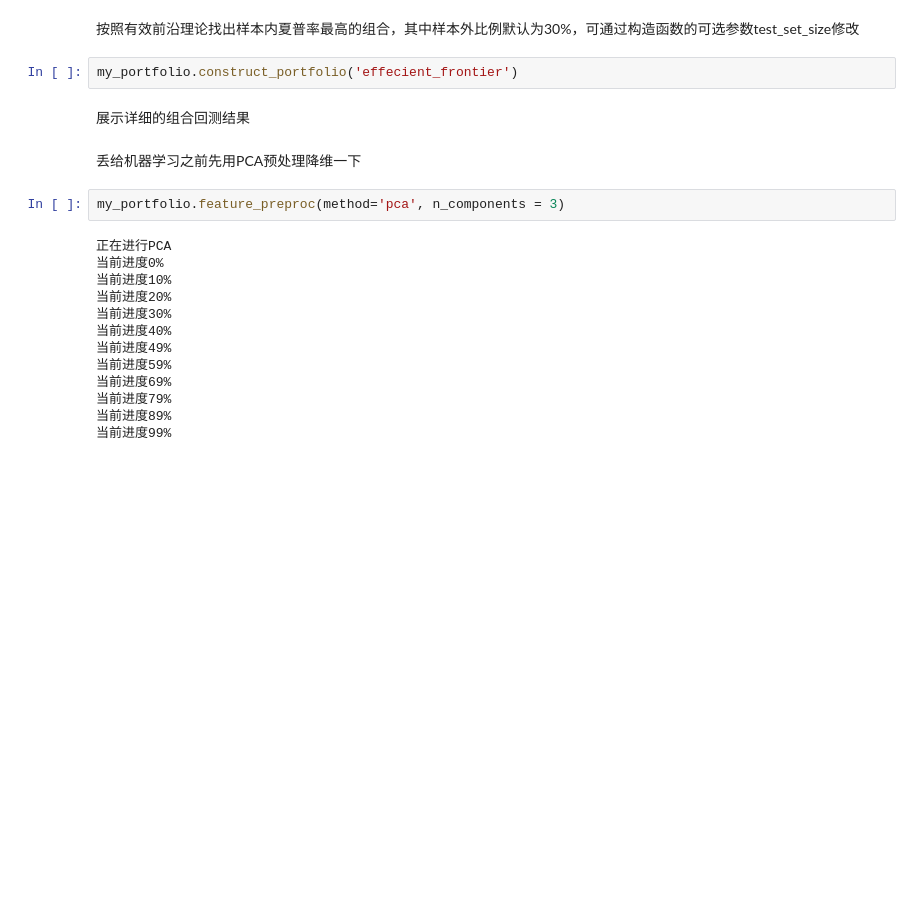
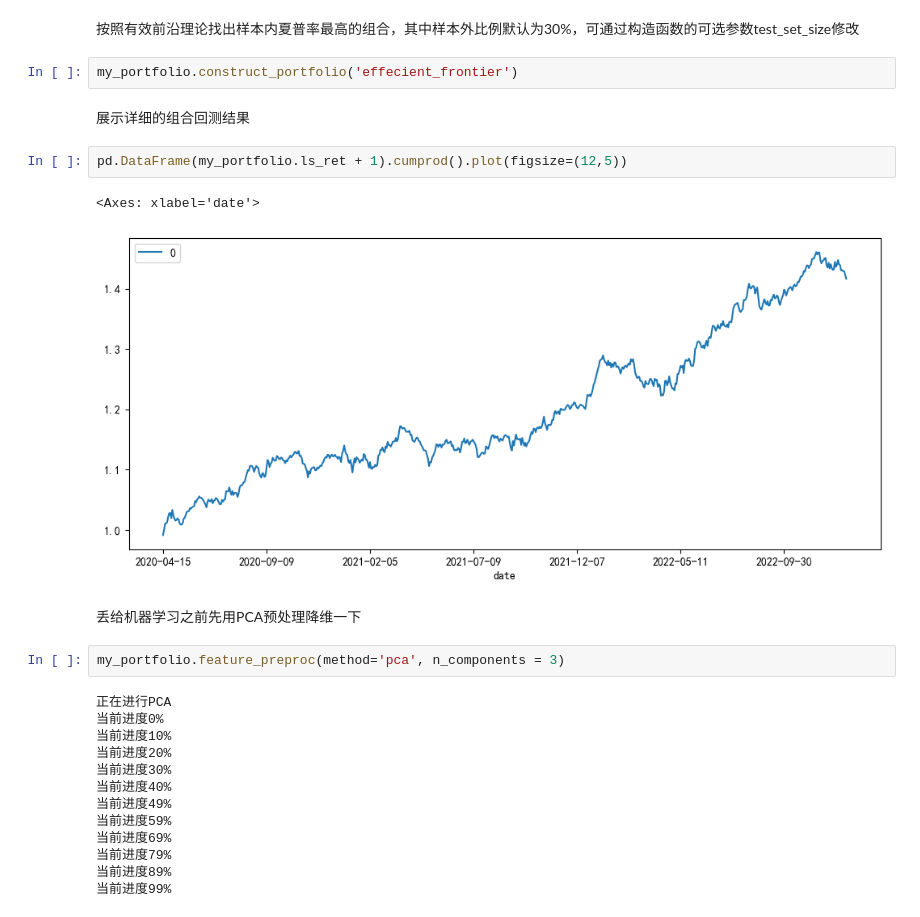
Before and after one commit to enter-a-name/-, a Jupyter notebook: test.ipynb, the cells around one changed output. Cells and saved outputs as stored; diff of their text form; blank space fills up the shorter version.

```diff
--- a/test.ipynb
+++ b/test.ipynb
@@ -217,6 +240,11 @@ my_portfolio = portfolio_construct.Portfolio(pctdf, features, ret)
 my_portfolio.construct_portfolio('effecient_frontier')
 # %% [markdown]
 展示详细的组合回测结果
+# %%
+pd.DataFrame(my_portfolio.ls_ret + 1).cumprod().plot(figsize=(12,5))
+# %% [output]
+<Axes: xlabel='date'>
+[figure, added]
 # %% [markdown]
 丢给机器学习之前先用PCA预处理降维一下
 # %%
```
Also changed, not shown: parts of 11 cells of this notebook, 4 other files.
